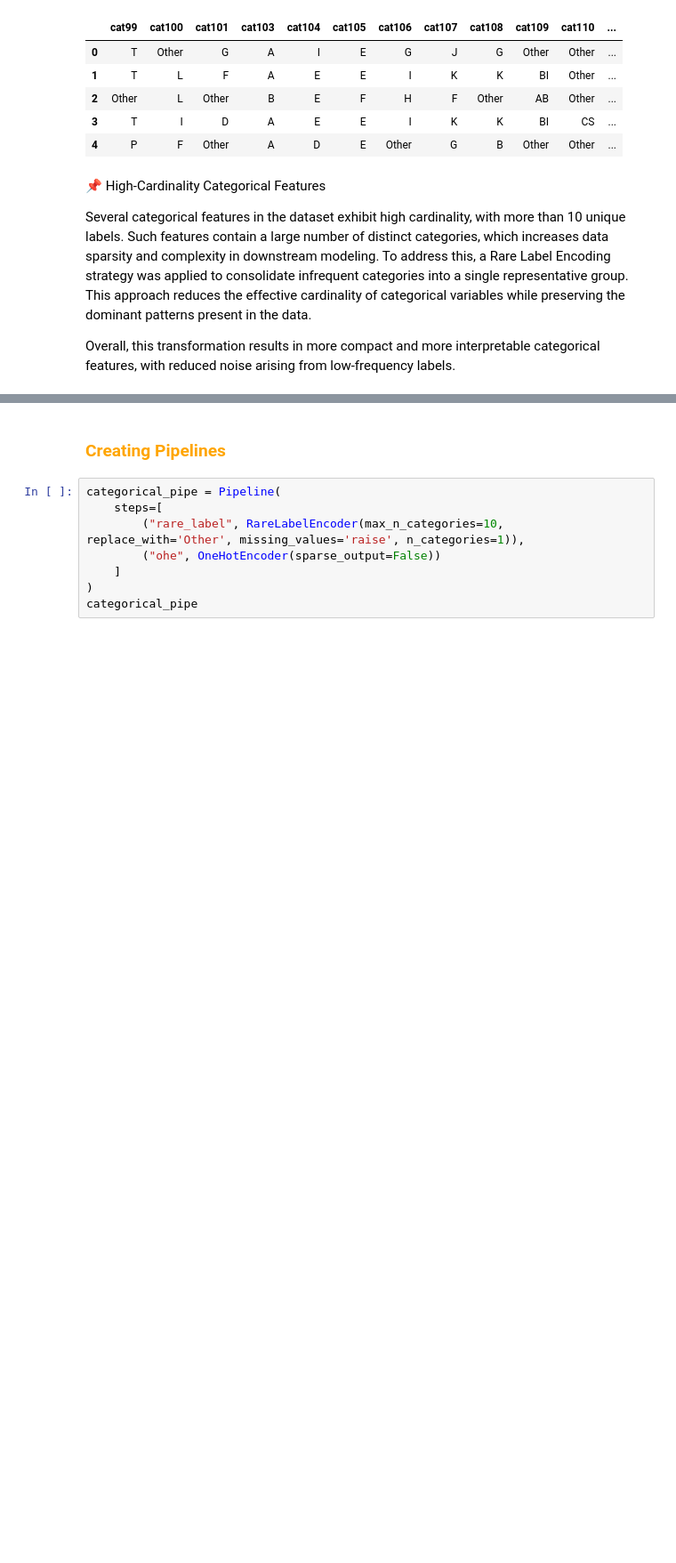
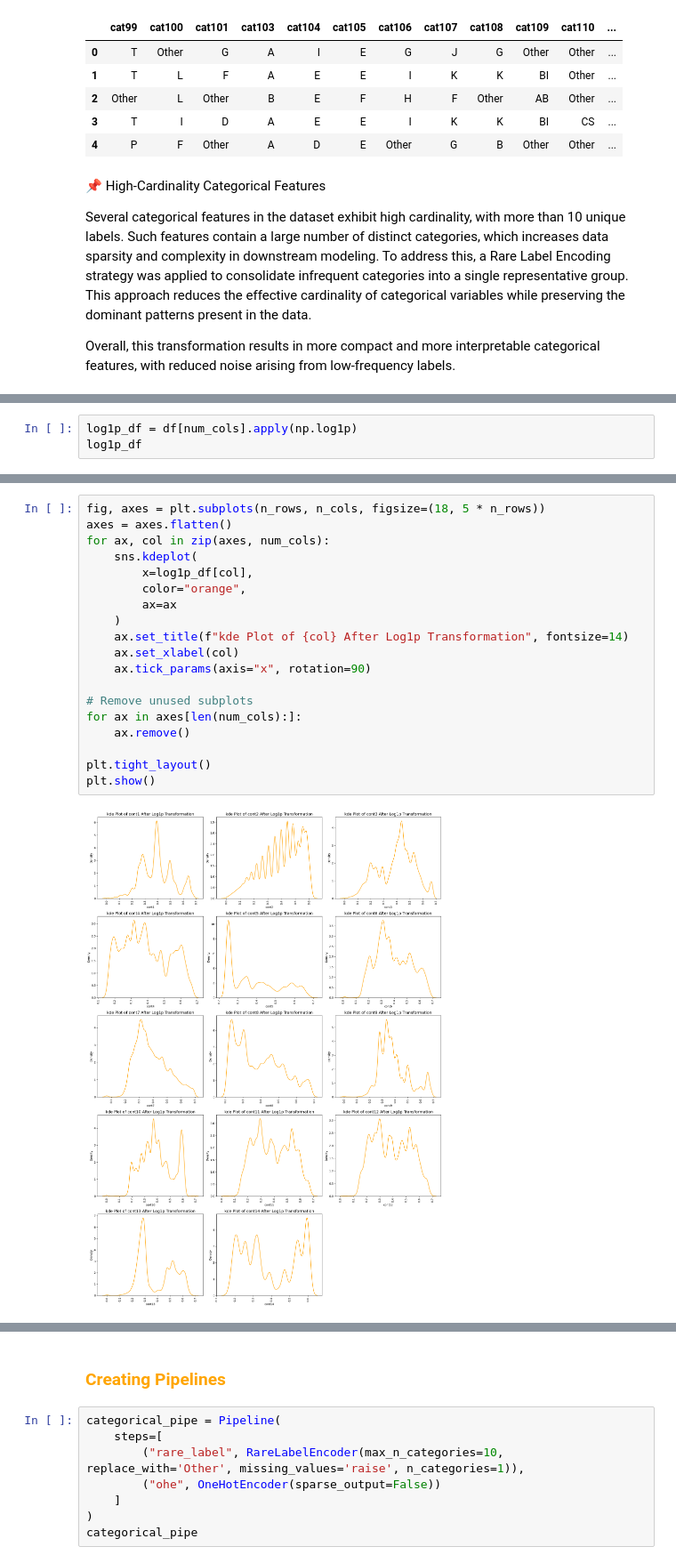
Before and after one commit to Aryan-Kaisth/Tail_Risk_Modeling_of_Insurance_Claim_Severity, a Jupyter notebook: notebooks/feature_engineering.ipynb, the cells around one changed output, grey strips where cells are left out. Shown at 89% size. Drawn from its saved outputs; the diff is of its cells as text; blank space fills up the shorter version.

Commit message:
Feature engineering: Data Transformation-log1p, boxcox, yeojohnson

```diff
--- a/notebooks/feature_engineering.ipynb
+++ b/notebooks/feature_engineering.ipynb
@@ -76,0 +134,3 @@ Overall, this transformation results in more compact and more interpretable cate
+# %%
+log1p_df = df[num_cols].apply(np.log1p)
+log1p_df
@@ -76,0 +151,21 @@ Overall, this transformation results in more compact and more interpretable cate
+# %%
+fig, axes = plt.subplots(n_rows, n_cols, figsize=(18, 5 * n_rows))
+axes = axes.flatten()
+for ax, col in zip(axes, num_cols):
+    sns.kdeplot(
+        x=log1p_df[col],
+        color="orange",
+        ax=ax
+    )
+    ax.set_title(f"kde Plot of {col} After Log1p Transformation", fontsize=14)
+    ax.set_xlabel(col)
+    ax.tick_params(axis="x", rotation=90)
+
+# Remove unused subplots
+for ax in axes[len(num_cols):]:
+    ax.remove()
+
+plt.tight_layout()
+plt.show()
+# %% [output]
+[figure, added]
```
Also changed, not shown: parts of 13 cells of this notebook.
